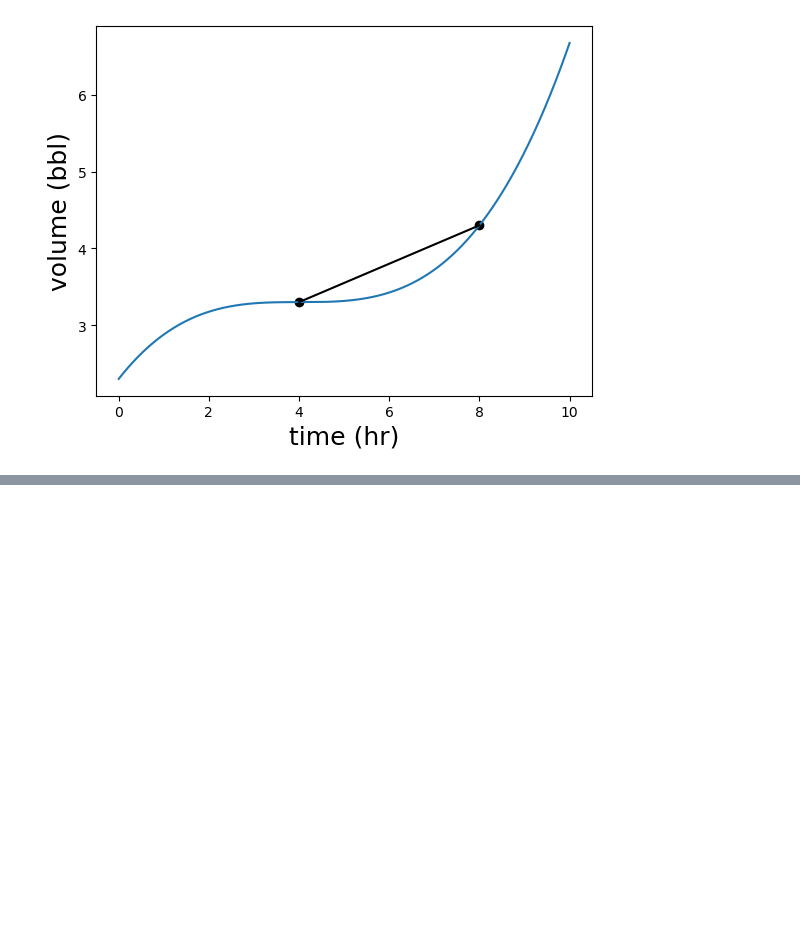
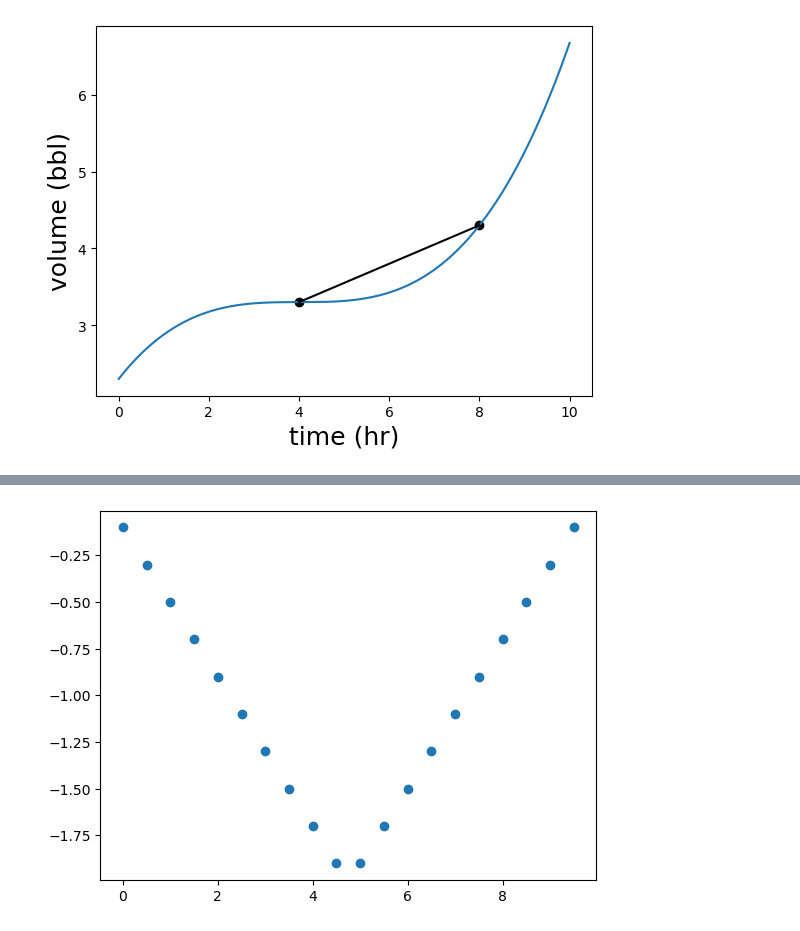
Before and after one commit to Brailor/Math-for-Programmers, a Jupyter notebook: Chapter_08/own.ipynb, the cells around one changed output, grey strips where cells are left out. Cells and saved outputs as stored; diff of their text form; code cells hidden in the pictures; blank space fills up the shorter version.

```diff
--- a/Chapter_08/own.ipynb
+++ b/Chapter_08/own.ipynb
@@ -78,0 +79,12 @@ plot_interval_flow_rates(volume,0,10,1)
+# %%
+# Exercise 8.4: Plot the decreasing_volume flow rates over time at 0.5-hr intervals.
+# When is its flow rate the lowest? That is, when is oil leaving the tank at the fastest rate?
+def decreasing_volume(t):
+    if t < 5:
+        return 10 - (t**2)/5
+    else:
+        return 0.2*(10-t)**2
+plot_interval_flow_rates(decreasing_volume, 0, 10, 0.5)
+# It is around the 5 hour mark, because the flow rate is the lowest around that time
+# %% [output]
+[figure, added]
```
Also changed, not shown: parts of 14 cells of this notebook.
